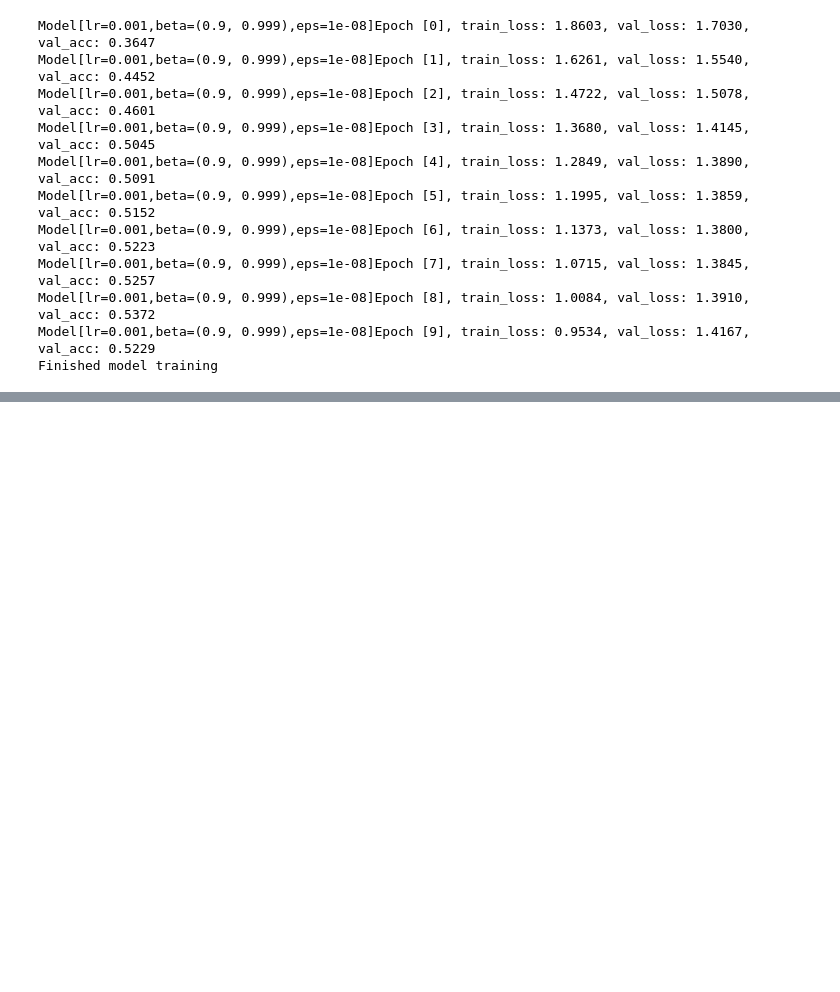
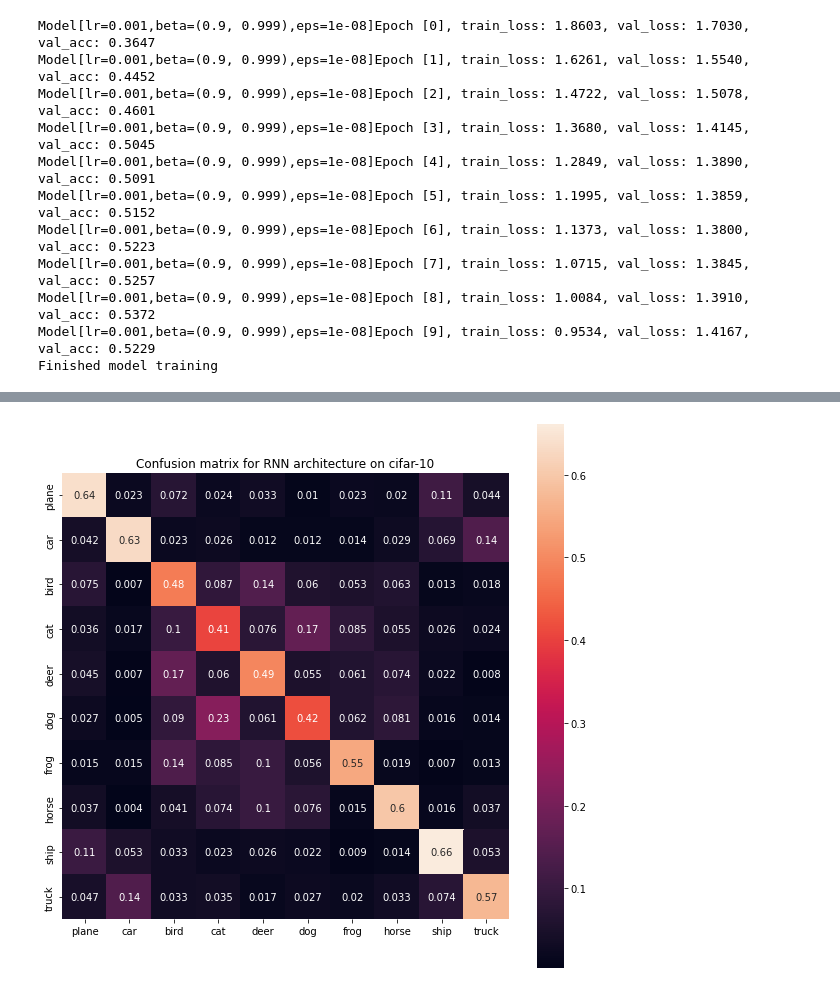
Before and after one commit to berbomeister/ML-project, a Jupyter notebook: ML project/training_CNN2_away.ipynb, the cells around one changed output, grey strips where cells are left out. Cells and saved outputs as stored; diff of their text form; code cells hidden in the pictures; blank space fills up the shorter version.

```diff
--- a/ML project/training_CNN2_away.ipynb
+++ b/ML project/training_CNN2_away.ipynb
@@ -539,0 +557,36 @@ for hid_dim,layer_dim in rnn_params:
+# %%
+best_rnn = RNN(256,2)
+best_rnn.load_state_dict(torch.load('./best_models/RNN.pth'))
+best_rnn.to(device)
+best_rnn_history = torch.load('./best_models/RNN_history.pt')
+# %%
+with torch.no_grad():
+        for inputs,labels in testloader:
+            prediction = best_rnn(inputs.to(device))
+            # print(prediction)
+            prediction = (torch.max(prediction[0].data,1))[1]
+            y_pred.extend(prediction)
+            y_true.extend(labels)
+# %%
+def conf_matrix_rnn(model : nn.Module, test_loader):
+    from sklearn.metrics import confusion_matrix
+    from seaborn import heatmap
+
+    #generate model predictions
+    y_pred = []
+    y_true = []
+    with torch.no_grad():
+        for inputs,labels in test_loader:
+            inputs = inputs.to(device)
+            predictions,_ = model(inputs)
+            _, predictions = torch.max(predictions.data,1)
+            y_pred.extend(predictions.data.tolist())
+            y_true.extend(labels.tolist())
+
+
+    cf_matrix = confusion_matrix(y_true,y_pred)
+    fig, ax = plt.subplots(figsize=(10,10))
+    heatmap(cf_matrix/1000,annot=True,xticklabels=classes,yticklabels=classes,ax=ax,square=True)
+    ax.set_title(f"Confusion matrix for {str(type(model))[17:-2]} architecture on cifar-10")
+    plt.show()
+    return cf_matrix
@@ -539,0 +598,4 @@ for hid_dim,layer_dim in rnn_params:
+# %%
+cfm_rnn = conf_matrix_rnn(best_rnn,testloader)
+# %% [output]
+[figure, added]
```
Also changed, not shown: parts of 2 cells of this notebook, 14 other files.
